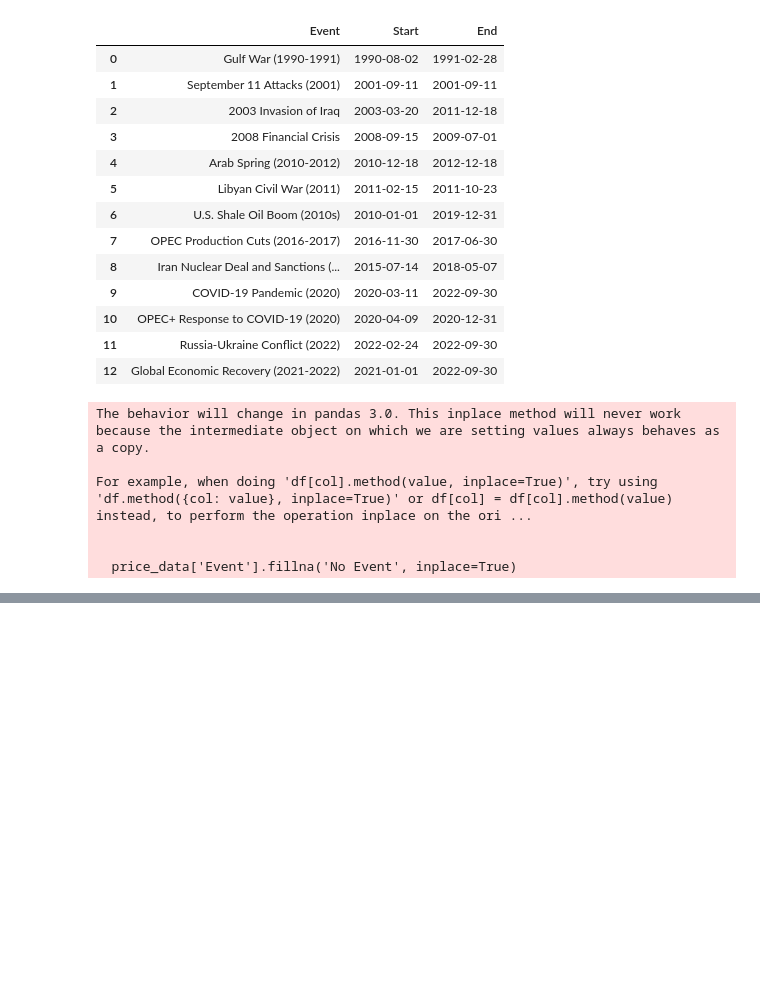
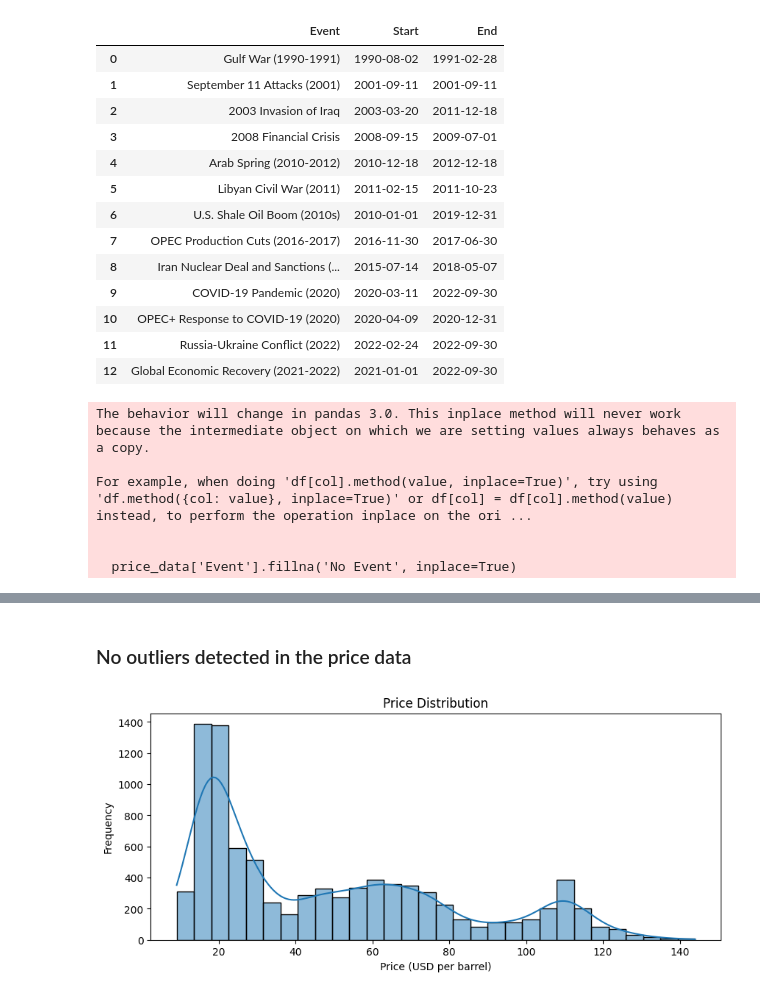
Before and after one commit to ab3lT/10-Academy-Week-10, a Jupyter notebook: notebooks/oil_prince_analysis.ipynb, the cells around one changed output, grey strips where cells are left out. Saved outputs shown, nothing was run; the diff lists cells and outputs as text; code cells hidden in the pictures; blank space fills up the shorter version.

```diff
--- a/notebooks/oil_prince_analysis.ipynb
+++ b/notebooks/oil_prince_analysis.ipynb
@@ -137,0 +212,13 @@ For example, when doing 'df[col].method(value, inplace=True)', try using 'df.met
+# %% [markdown]
+### No outliers detected in the price data
+# %%
+
+# Visualize the price distribution
+plt.figure(figsize=(10, 4))
+sns.histplot(price_data['Price'], bins=30, kde=True)
+plt.title('Price Distribution')
+plt.xlabel('Price (USD per barrel)')
+plt.ylabel('Frequency')
+plt.show()
+# %% [output]
+[figure, added]
```
Also changed, not shown: parts of 9 cells of this notebook.
